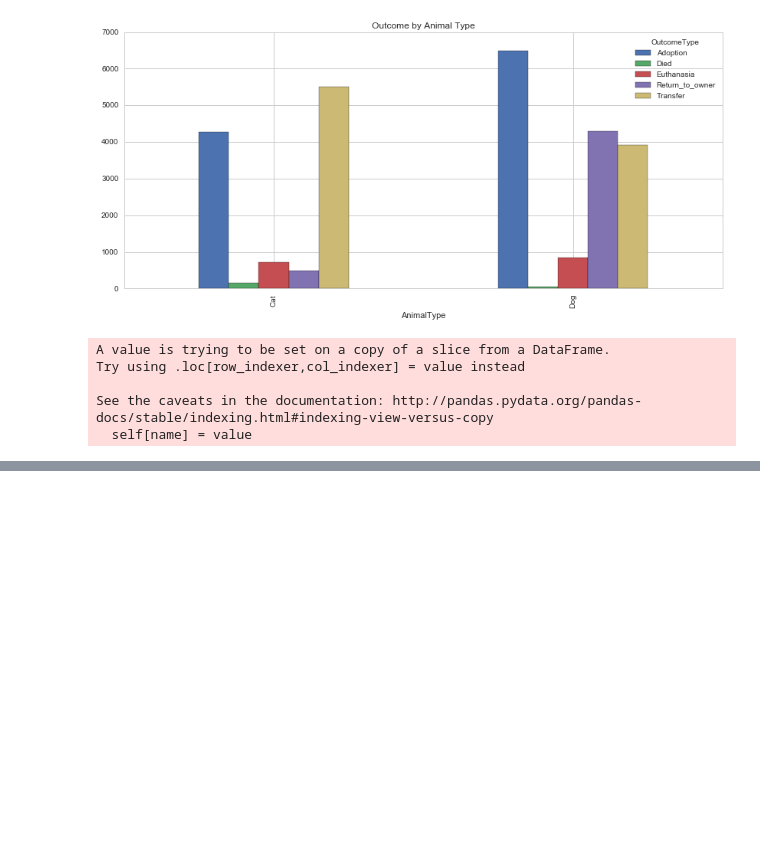
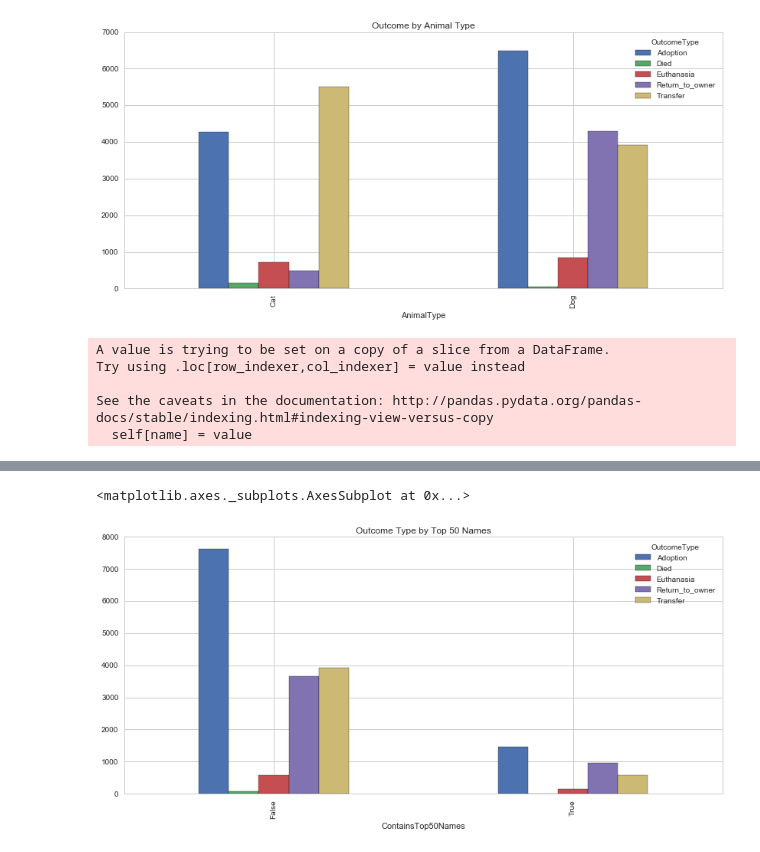
Before and after one commit to bljustice/kaggle, a Jupyter notebook: spca/spca_eda.ipynb, the cells around one changed output, grey strips where cells are left out. Saved outputs shown, nothing was run; the diff lists cells and outputs as text; code cells hidden in the pictures; blank space fills up the shorter version.

```diff
--- a/spca/spca_eda.ipynb
+++ b/spca/spca_eda.ipynb
@@ -173,0 +195,8 @@ train_df.groupby(['SexuponOutcome', 'OutcomeType']).AnimalID.count().unstack('Ou
+# %%
+no_null_names.groupby(['OutcomeType', 'ContainsTop50Names'])\
+    .count().unstack('OutcomeType').AnimalID.plot(kind='bar',
+                                                  figsize=(14, 6),
+                                                  title='Outcome Type by Top 50 Names')
+# %% [output]
+<matplotlib.axes._subplots.AxesSubplot at 0x...>
+[figure, added]
```
Also changed, not shown: parts of 12 cells of this notebook.
